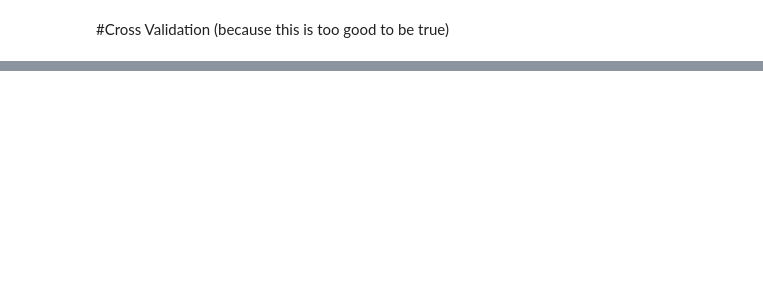
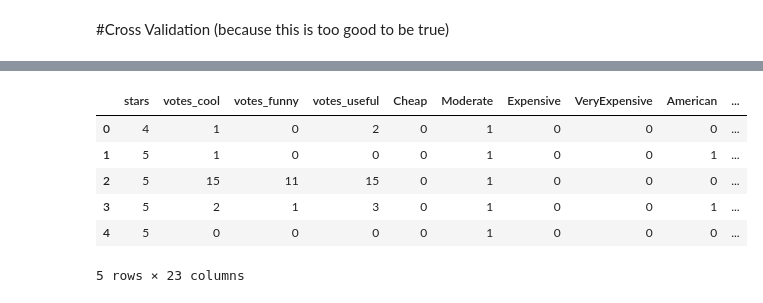
Before and after one commit to BejanSadeghian/Text_Mining_MIS184N, a Jupyter notebook: Group_Assignment_2/Text Analytics Group Assignment 2.ipynb, the cells around one changed output, grey strips where cells are left out. Saved outputs shown, nothing was run; the diff lists cells and outputs as text; code cells hidden in the pictures; blank space fills up the shorter version.

```diff
--- a/Group_Assignment_2/Text Analytics Group Assignment 2.ipynb
+++ b/Group_Assignment_2/Text Analytics Group Assignment 2.ipynb
@@ -337,0 +367,2 @@ Actual
+# %%
+DTMReviews = vectorizer.fit_transform(sample['Review'])
@@ -337,0 +383,7 @@ Actual
+# %%
+Cluster = sklearn.cluster.KMeans(n_clusters=2, random_state = 1)
+clusterout = Cluster.fit(DTMReviews)
+# %%
+series_clusters = Series(clusterout.labels_)
+# %%
+sample['Cluster'] = series_clusters
@@ -337,0 +392,10 @@ Actual
+# %%
+sample.head()
+# %% [output]
+|  | stars | votes_cool | votes_funny | votes_useful | Cheap | Moderate | Expensive | VeryExpensive | American | ... |
+| 0 | 4 | 1 | 0 | 2 | 0 | 1 | 0 | 0 | 0 | ... |
+| 1 | 5 | 1 | 0 | 0 | 0 | 1 | 0 | 0 | 1 | ... |
+| 2 | 5 | 15 | 11 | 15 | 0 | 1 | 0 | 0 | 0 | ... |
+| 3 | 5 | 2 | 1 | 3 | 0 | 1 | 0 | 0 | 1 | ... |
+| 4 | 5 | 0 | 0 | 0 | 0 | 1 | 0 | 0 | 0 | ... |
+5 rows × 23 columns
```
Also changed, not shown: parts of 25 cells of this notebook, 1 other file.
